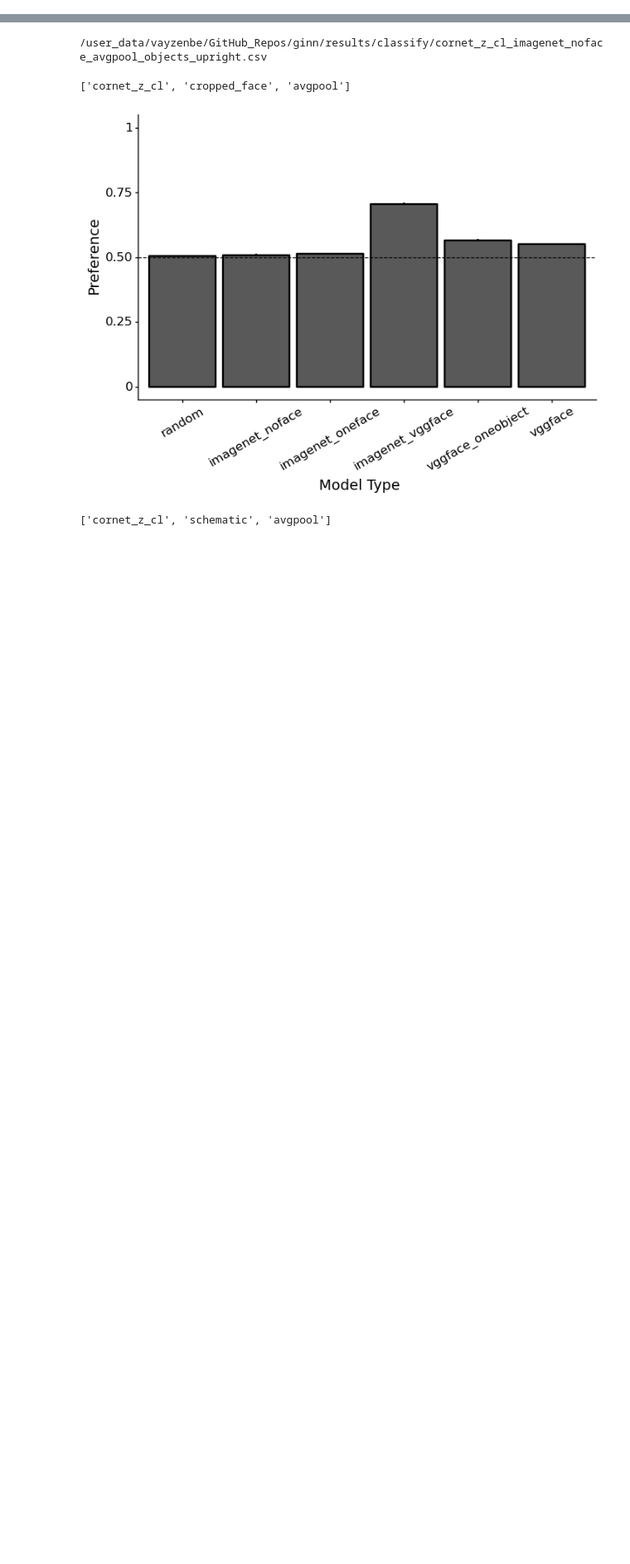
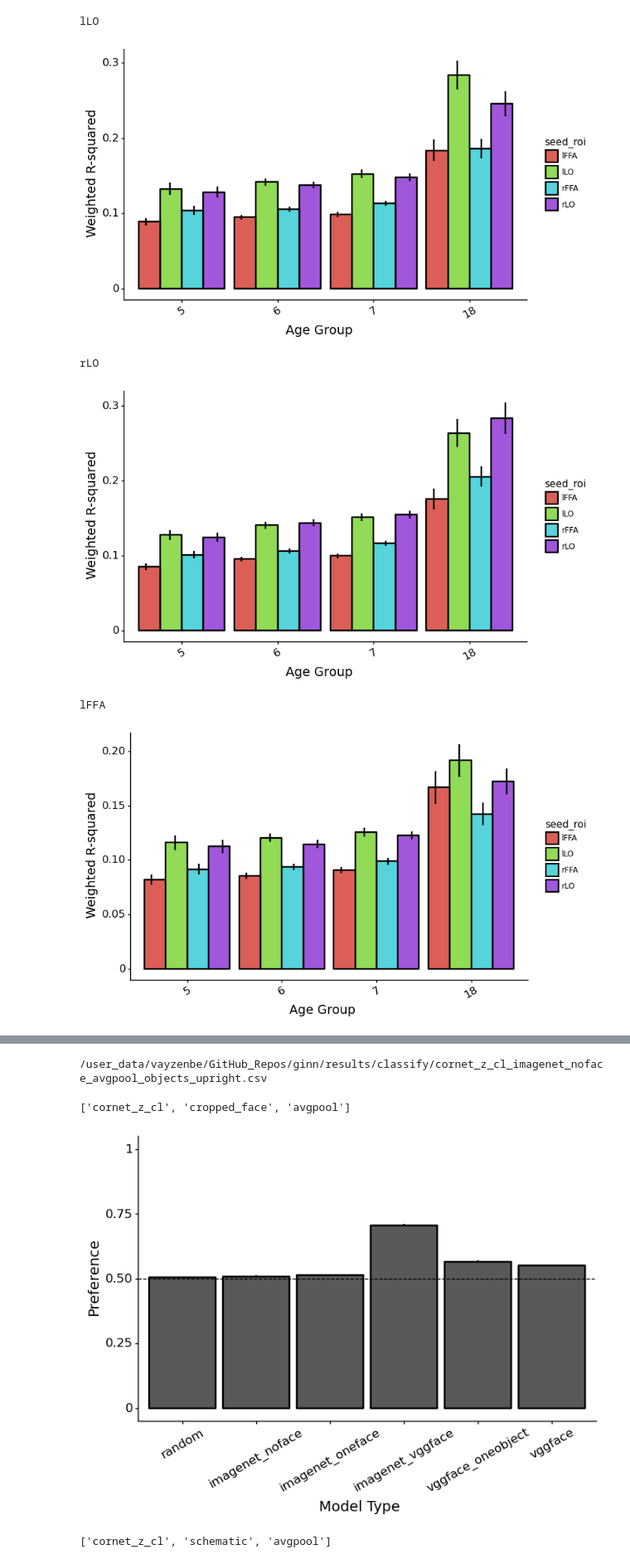
Before and after one commit to vayzenb/ginn, a Jupyter notebook: exps/plot_results.ipynb, the cells around one changed output, grey strips where cells are left out. Shown at 83% size. Drawn from its saved outputs; the diff is of its cells as text; code cells hidden in the pictures; blank space fills up the shorter version.

Commit message:
created cross-val and % explained MVPD

```diff
--- a/exps/plot_results.ipynb
+++ b/exps/plot_results.ipynb
@@ -13,0 +68,50 @@ warnings.filterwarnings("ignore")
+# %%
+"""
+MVPD of face regions ORIGINAL
+"""
+exp = 'mvpd'
+suf = '_10_pcs'
+#suf = '_all'
+
+rois = ['lLO','rLO','lFFA', 'rFFA']
+ages = [ 5, 6, 7, 18]
+seed_age = 18
+
+for target_roi in rois:
+    summary_df = pd.DataFrame(columns = ['target_roi','seed_roi', 'age', 'R2', 'se'])
+    for seed_roi in rois:
+        curr_df = pd.read_csv(f'{results_dir}/{exp}/{seed_roi}_{seed_age}_summary{suf}.csv')
+        curr_df = curr_df[curr_df['target_roi']==target_roi]
+        curr_df['age_group'] = curr_df['target_age'].apply(np.floor)
+        curr_df['age_group'][curr_df['age_group']>=18] = 18
+
+        for age in ages:
+            age_df = curr_df[curr_df['age_group']==age]
+            curr_data = pd.Series([target_roi, seed_roi, age, age_df['r2'].mean(), age_df['r2'].sem()], index = summary_df.columns)
+
+            summary_df = summary_df.append(curr_data, ignore_index=True)
+
+
+
+    summary_df['R2'] = summary_df['R2'].astype(float)
+    summary_df['se'] = summary_df['se'].astype(float)
+    #plot = ggplot(summary_df, aes(x = 'age', y = 'R2', fill = 'seed_roi')) + geom_col() + ylim(0,1)
+    print(target_roi)
+    plot = ggplot(summary_df, aes(x = 'age', y = 'R2', fill = 'seed_roi')) + \
+                    geom_col(stat='identity', size = 1, color = 'Black',position='dodge') + \
+                    geom_linerange(aes(x='age',  ymax = 'R2 + se', ymin = 'R2 - se'), size = 1, position=position_dodge2(width=1)) + \
+                    theme_classic() + xlab('Age Group') + ylab('Weighted R-squared') + \
+                    theme(text = element_text(color ='black'), axis_text_x= element_text(angle = 30, size = 12),axis_text_y= element_text(size = 12),axis_title=element_text(size = 14),
+                                                                                    axis_line=element_line(),
+                                                                                    panel_border=element_blank(),
+                                                                                    figure_size = (8, 5))
+
+    print(plot)
+    del plot
+# %% [output]
+lLO
+[figure, added]
+rLO
+[figure, added]
+lFFA
+[figure, added]
```
Also changed, not shown: parts of 6 cells of this notebook, 47 other files.
